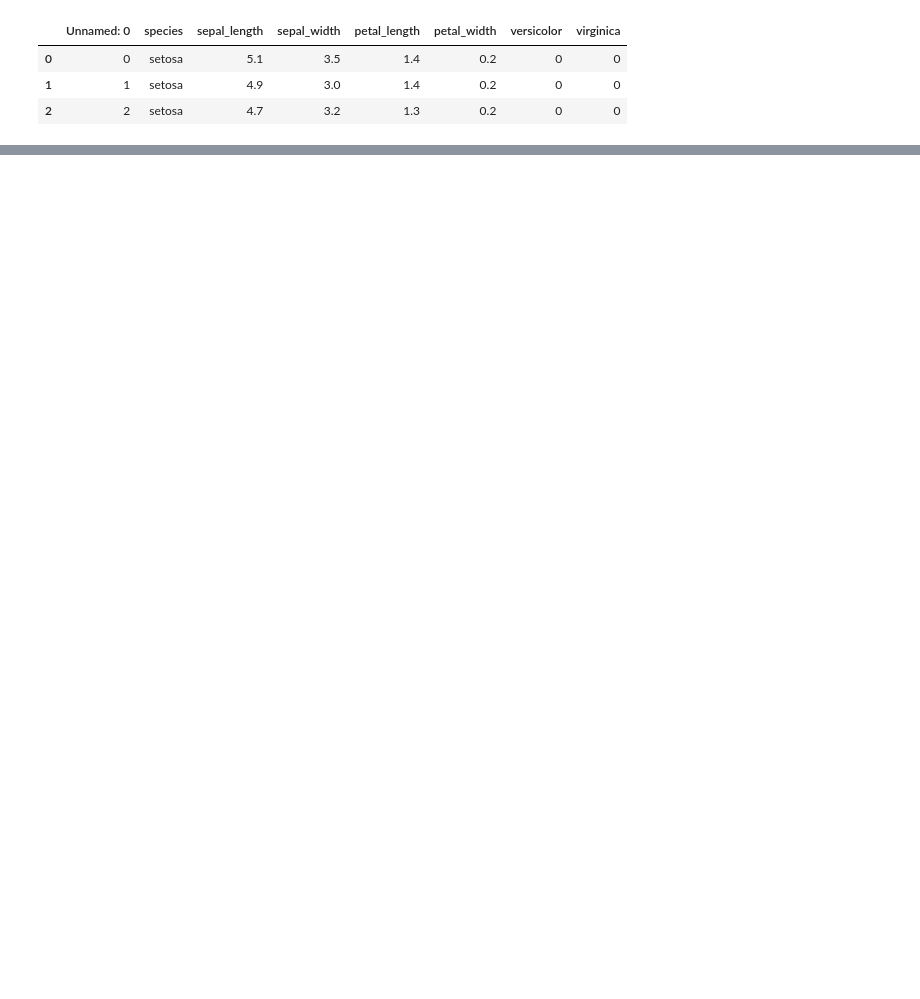
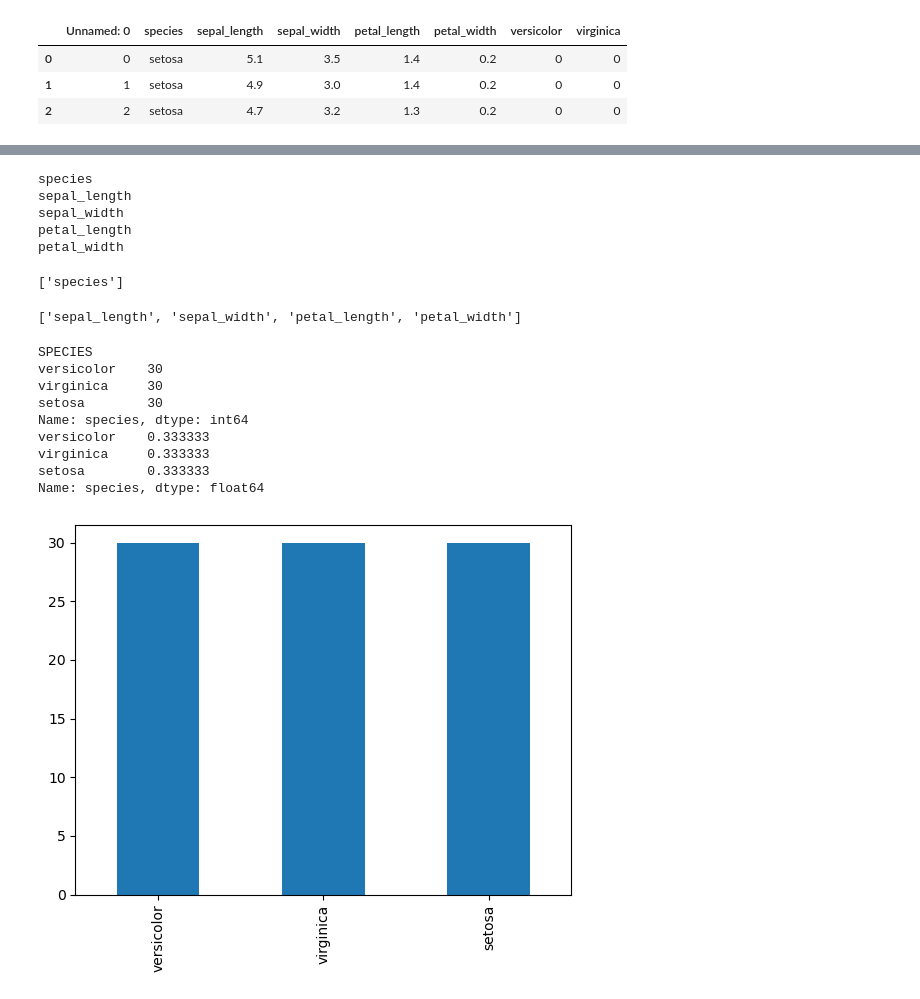
Before and after one commit to Brian-ONeil/classification-exercises, a Jupyter notebook: classification_exercises.ipynb, the cells around one changed output, grey strips where cells are left out. Drawn from its saved outputs; the diff is of its cells as text; code cells hidden in the pictures; blank space fills up the shorter version.

```diff
--- a/classification_exercises.ipynb
+++ b/classification_exercises.ipynb
@@ -974,4 +1034,4 @@ iris_df.head(3)
 | 1 | 1 | setosa | 4.9 | 3.0 | 1.4 | 0.2 | 0 | 0 |
 | 2 | 2 | setosa | 4.7 | 3.2 | 1.3 | 0.2 | 0 | 0 |
 # %%
-prep.split_data(iris_df, 'species')
+train_iris, validate_iris, test_iris = prep.split_data(iris_df, 'species')
@@ -995,0 +1142,46 @@ prep.split_data(iris_df, 'species')
+# %%
+iris_col_cat = [] #this is for my categorical varibles
+iris_col_num = [] #this is for my numeric varibles
+
+for col in train_iris.columns[1:-2]:
+    print(col)
+    if train_iris[col].dtype == 'O':
+        iris_col_cat.append(col)
+    else:
+        if len(train_iris[col].unique()) < 4: #making anything with less than 4 unique values a catergorical value
+            iris_col_cat.append(col)
+        else:
+            iris_col_num.append(col)
+# %% [output]
+species
+sepal_length
+sepal_width
+petal_length
+petal_width
+# %%
+iris_col_cat
+# %% [output]
+['species']
+# %%
+iris_col_num
+# %% [output]
+['sepal_length', 'sepal_width', 'petal_length', 'petal_width']
+# %%
+for col in iris_col_cat:
+    print(col.upper())
+    print(train_iris[col].value_counts())
+    print(train_iris[col].value_counts(normalize=True))
+    train_iris[col].value_counts().plot.bar()
+    plt.show()
+    print()
+# %% [output]
+SPECIES
+versicolor    30
+virginica     30
+setosa        30
+Name: species, dtype: int64
+versicolor    0.333333
+virginica     0.333333
+setosa        0.333333
+Name: species, dtype: float64
+[figure, added]
```
Also changed, not shown: parts of 68 cells of this notebook, 1 other file.
